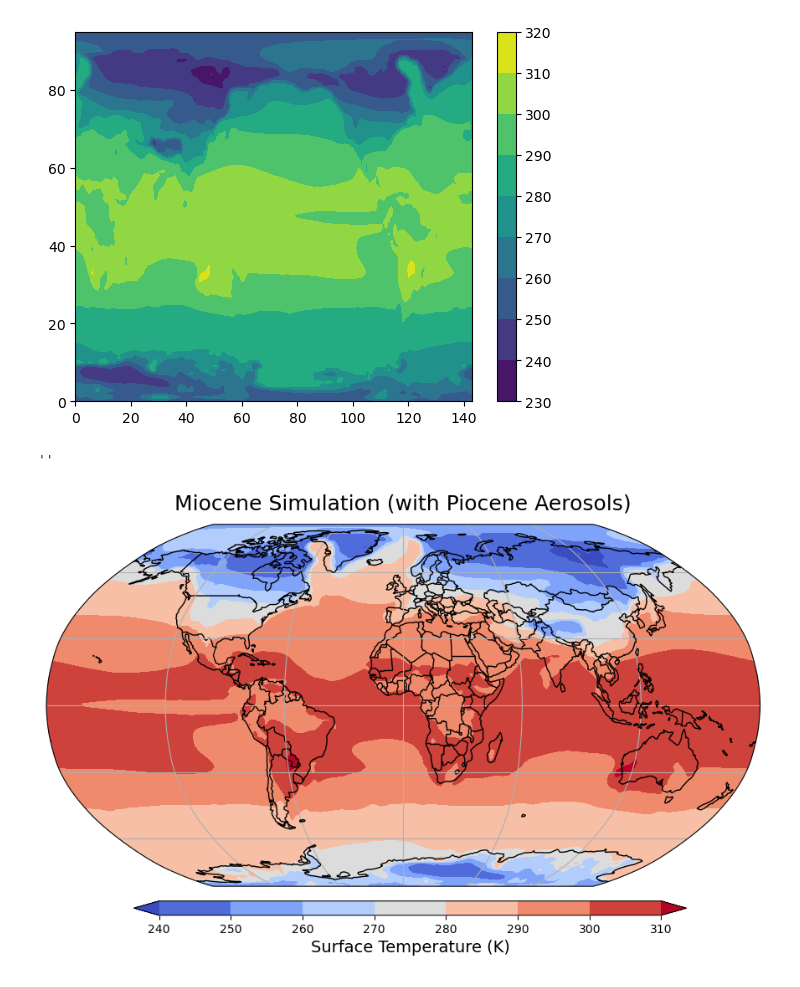
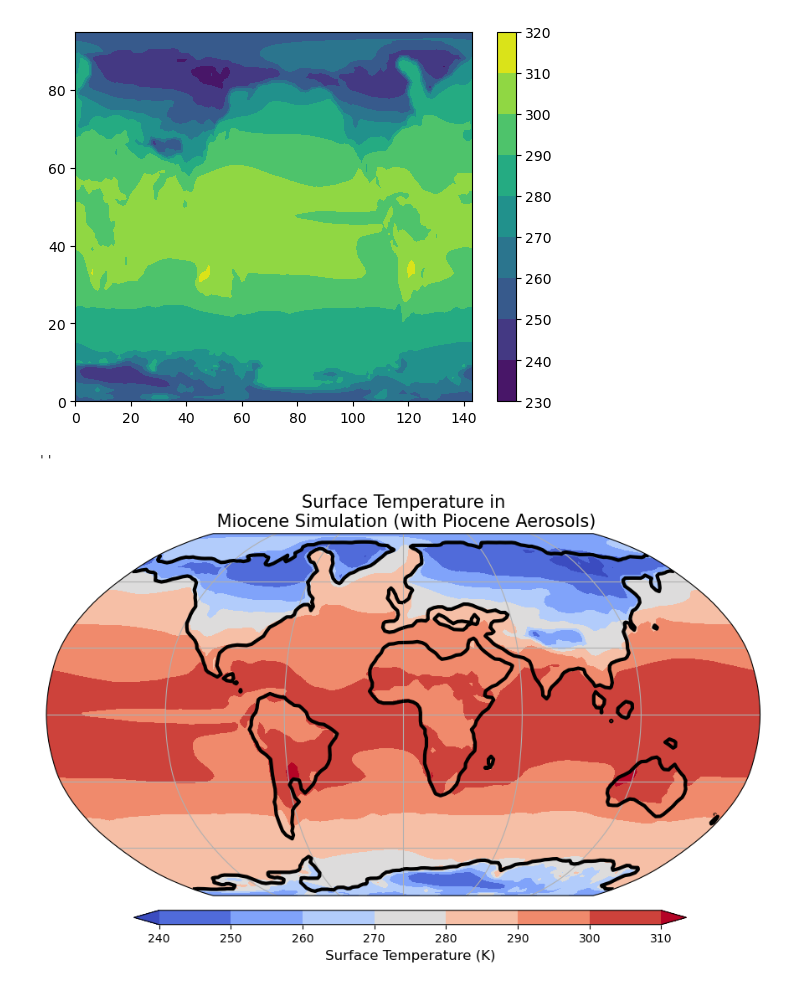
Before and after one commit to ChenPoJu/clim680, a Jupyter notebook: Assignment1/plot_1a_1b_map.ipynb, the cells around one changed output. Drawn from its saved outputs; the diff is of its cells as text; code cells hidden in the pictures.

```diff
--- a/Assignment1/plot_1a_1b_map.ipynb
+++ b/Assignment1/plot_1a_1b_map.ipynb
@@ -109,6 +109,43 @@ plt.colorbar()
 ''
 [figure]
 # %%
+# ========= (1b) - plot on a map ============
+
+# Add cyclic point to data
+data = ts_jan
+data, lons = add_cyclic_point(data, coord=ds['lon'])
+mask, mask_lons = add_cyclic_point(mask, coord=ds['lon'])
+
+
+# Make a figure and set its size
+fig = plt.figure(figsize=(11,8.5))
+
+# Set the axes using the specified map projection (ex: Robinson)
+ax = plt.axes(projection=ccrs.Robinson())
+
+
+# Contour plot
+cs=ax.contourf(lons,ds['lat'],data,
+                transform = ccrs.PlateCarree(),
+                cmap='coolwarm',extend='both')
+
+# Add gridlines
+ax.gridlines(zorder=2)
+
+# Add coastines in Miocene Scenario
+ax.contour(lons, ds['lat'], mask, [0.5,1.5],
+           transform = ccrs.PlateCarree(),
+           colors='k', linewidths=3, zorder=3)
+
+# Set Title
+ax.set_title('Surface Temperature in\n Miocene Simulation (with Piocene Aerosols)', fontsize=15)
+
+
+# Add colorbar
+cax  = fig.add_axes([0.22, 0.2, 0.6, 0.02])    # set the [x0, y0, width, height] of the colorbar
+CB   = plt.colorbar(cs, cax=cax, orientation='horizontal')
+CB.set_label('Surface Temperature (K)', rotation=0, fontsize=12)
+;
 # %% [output]
 ''
-[figure, old version]
+[figure, new version]
```
